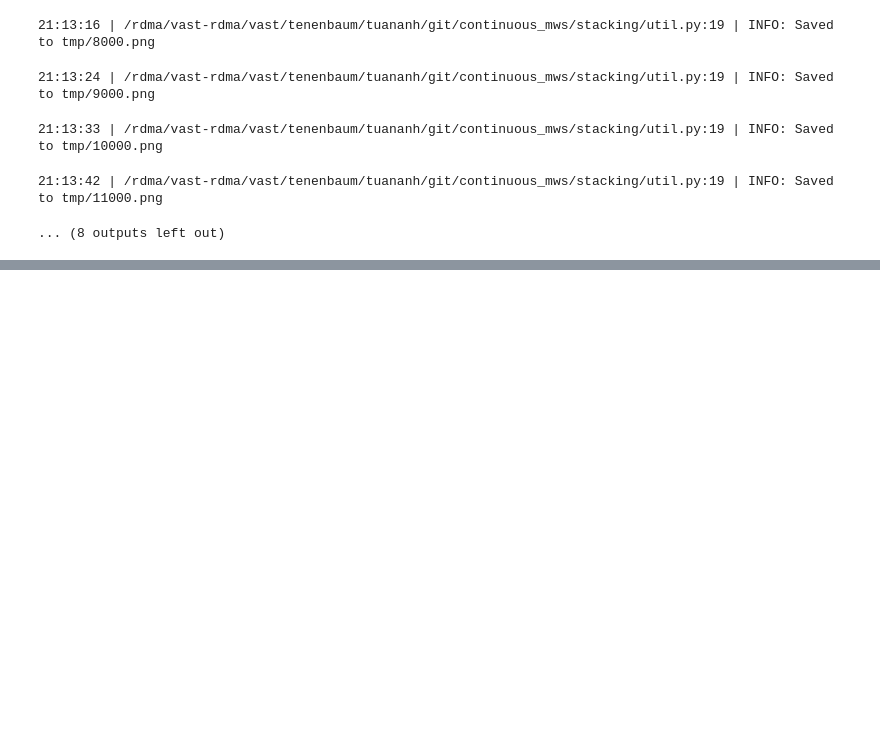
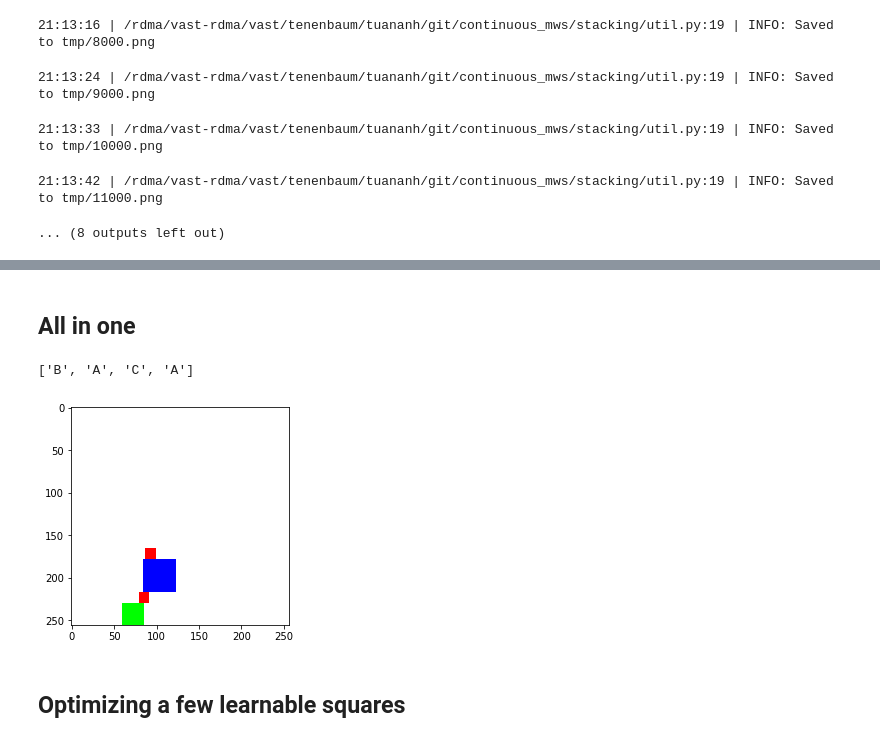
Before and after one commit to tuananhle7/hmws, a Jupyter notebook: stacking/Untitled.ipynb, the cells around one changed output, grey strips where cells are left out. Drawn from its saved outputs; the diff is of its cells as text; code cells hidden in the pictures; blank space fills up the shorter version.

```diff
--- a/stacking/Untitled.ipynb
+++ b/stacking/Untitled.ipynb
@@ -553,0 +599,3 @@ util.make_gif(img_paths, "training.gif", fps=3)
+# %%
+stacking_program = sample_stacking_program(num_primitives, device)
+stacking_program
@@ -553,0 +696,25 @@ util.make_gif(img_paths, "training.gif", fps=3)
+# %% [markdown]
+## All in one
+# %%
+# Define params
+primitives = [
+    Square("A", torch.tensor([1.0, 0.0, 0.0], device=device), torch.tensor(0.1, device=device)),
+    Square("B", torch.tensor([0.0, 1.0, 0.0], device=device), torch.tensor(0.2, device=device)),
+    Square("C", torch.tensor([0.0, 0.0, 1.0], device=device), torch.tensor(0.3, device=device))
+]
+num_primitives = len(primitives)
+num_channels, num_rows, num_cols = 3, 256, 256
+
+# Sample
+stacking_program = sample_stacking_program(num_primitives, device)
+raw_locations = sample_raw_locations(stacking_program)
+
+# Render
+img = render(primitives, stacking_program, raw_locations)
+
+# Plot
+plt.imshow(img.cpu().permute(1, 2, 0))
+stacking_program_to_str(stacking_program, primitives)
+# %% [output]
+['B', 'A', 'C', 'A']
+[figure, added]
@@ -553,0 +725,2 @@ util.make_gif(img_paths, "training.gif", fps=3)
+# %% [markdown]
+## Optimizing a few learnable squares
```
Also changed, not shown: parts of 19 cells of this notebook.
